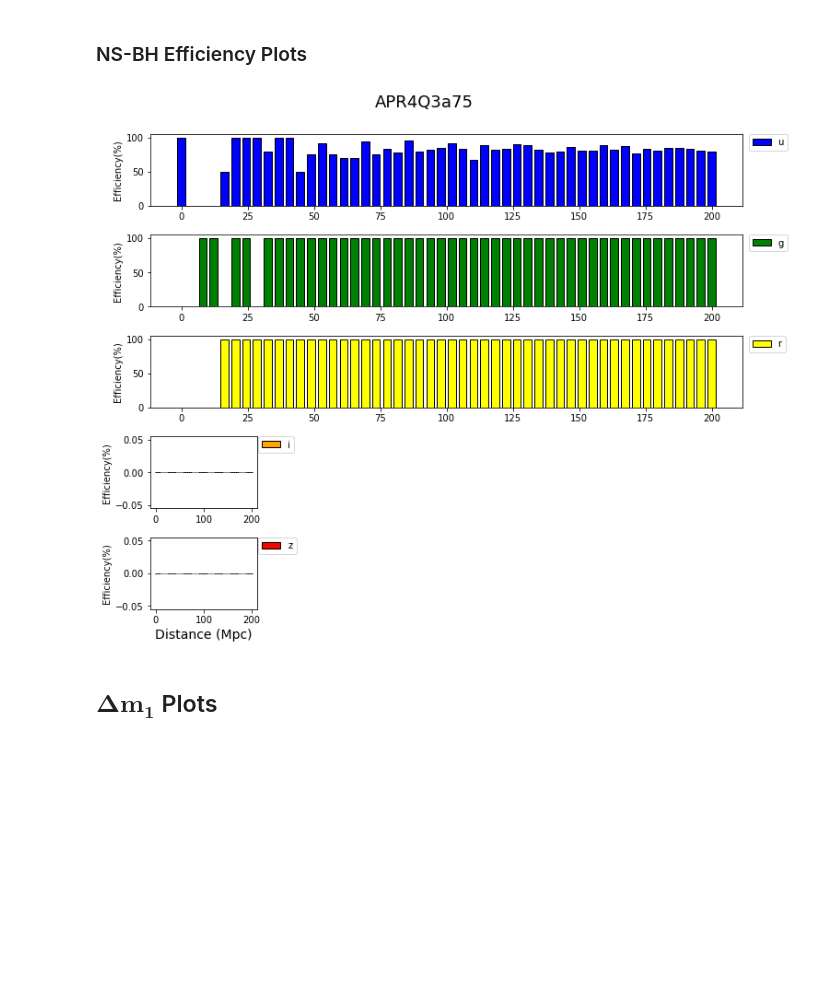
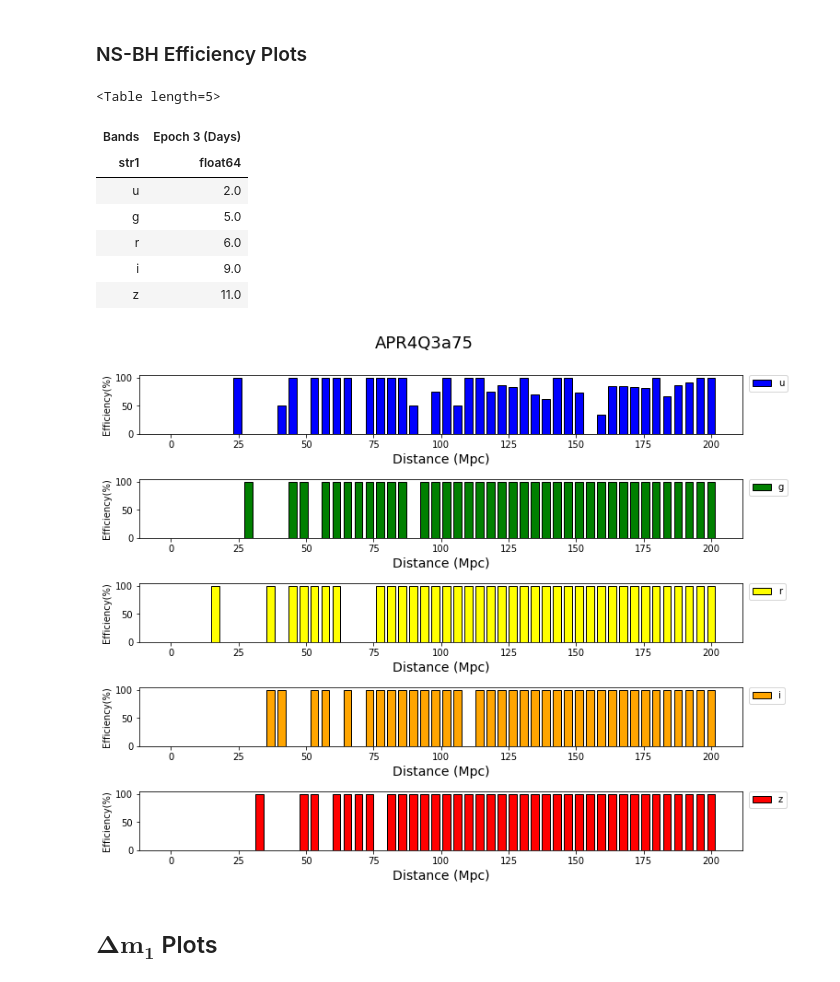
Before and after one commit to adamamiller/NUREU17, a Jupyter notebook: LSST/TargetOfOpportunityStrategy/Light_Curve_Accuracy_Tests.ipynb, the cells around one changed output. Drawn from its saved outputs; the diff is of its cells as text; code cells hidden in the pictures; blank space fills up the shorter version.

```diff
--- a/LSST/TargetOfOpportunityStrategy/Light_Curve_Accuracy_Tests.ipynb
+++ b/LSST/TargetOfOpportunityStrategy/Light_Curve_Accuracy_Tests.ipynb
@@ -433,3 +502,15 @@ MS1Q7a75_table = Analyze(MS1Q7a75_app)
+# %%
+def max_day(table):
+    u=max_day_band(filter_band(table, 'u'))
+    g=max_day_band(filter_band(table, 'g'))
+    r=max_day_band(filter_band(table, 'r'))
+    i=max_day_band(filter_band(table, 'i'))
+    z=max_day_band(filter_band(table, 'z'))
+    return [u, g, r, i, z]
+
+def max_day_band(table):
+    day = np.subtract(table['Epoch 3 (Days)'], table['Epoch 1 (Days)'])
+    return day[0]
 # %% [markdown]
 ## Detection Histograms
 # %%
@@ -461,11 +542,15 @@ def plot_hist(table, name):
     ax4.legend(bbox_to_anchor=(1.01, 1), loc=2, borderaxespad=0.)
     ax5.legend(bbox_to_anchor=(1.01, 1), loc=2, borderaxespad=0.)
     plt.suptitle(name, fontsize=18, y=1.05)
-    plt.xlabel('Distance (Mpc)', fontsize=14)
+    ax1.set_xlabel('Distance (Mpc)', fontsize=14)
     ax1.set_ylabel('Detections')
+    ax2.set_xlabel('Distance (Mpc)', fontsize=14)
     ax2.set_ylabel('Detections')
+    ax3.set_xlabel('Distance (Mpc)', fontsize=14)
     ax3.set_ylabel('Detections')
+    ax4.set_xlabel('Distance (Mpc)', fontsize=14)
     ax4.set_ylabel('Detections')
+    ax5.set_xlabel('Distance (Mpc)', fontsize=14)
     ax5.set_ylabel('Detections')
     plt.tight_layout()
     return
@@ -487,20 +572,6 @@ def filter_band(table, band):
 def filter_dist(table):
     return table['Distance']
 
-#efficiency: Table String -> ListofNumbers
-#Converts the number of detections into a fraction: number of succesful detections over the total number of
-# observations at that distance.
-def efficiency(merger_table, band):
-    countx, binx=np.histogram(np.array(filter_dist(filter_band(filter_hits(merger_table), band))),
-                              bins=50, range=(0,200))
-    county, biny=np.histogram(np.array(filter_dist(filter_band(merger_table, band))), bins=50, range=(0,200))
-    np.seterr(divide='ignore', invalid='ignore')
-    counts=countx/county
-    for i in range(len(counts)):
-        if np.isnan(counts[i]):
-            counts[i]=0
-    return counts*100
-
 from matplotlib import gridspec
 
 def plot_dimension(table, band, number):
@@ -511,6 +582,10 @@ def plot_dimension(table, band, number):
     else:
         ax = plt.subplot(gs[number, :])
     return ax
+
+
+def epoch_table(table):
+    return Table([bands, max_day(table)], names=('Bands', 'Epoch 3 \n (Days)'))
 # %% [markdown]
 ### NS-NS Detection Plots
 # %%
@@ -581,11 +681,15 @@ def plot_bar(table, name):
     ax5.legend(bbox_to_anchor=(1.01, 1), loc=2, borderaxespad=0.)
 
     plt.suptitle(name, fontsize=18, y=1.05)
-    plt.xlabel('Distance (Mpc)', fontsize=14)
+    ax1.set_xlabel('Distance (Mpc)', fontsize=14)
     ax1.set_ylabel('Efficiency(%)')
+    ax2.set_xlabel('Distance (Mpc)', fontsize=14)
     ax2.set_ylabel('Efficiency(%)')
+    ax3.set_xlabel('Distance (Mpc)', fontsize=14)
     ax3.set_ylabel('Efficiency(%)')
+    ax4.set_xlabel('Distance (Mpc)', fontsize=14)
     ax4.set_ylabel('Efficiency(%)')
+    ax5.set_xlabel('Distance (Mpc)', fontsize=14)
     ax5.set_ylabel('Efficiency(%)')
     plt.tight_layout()
     return
@@ -610,7 +727,16 @@ plt.close()
 # %% [markdown]
 ### NS-BH Efficiency Plots
 # %%
-plot_bar(APR4Q3a75_table, "APR4Q3a75")
+plot_bar(APR4Q3a75_eff, "APR4Q3a75")
+epoch_table(APR4Q3a75_eff)
 # %% [output]
+<Table length=5>
+| Bands | Epoch 3 (Days) |
+| str1 | float64 |
+| u | 2.0 |
+| g | 5.0 |
+| r | 6.0 |
+| i | 9.0 |
+| z | 11.0 |
-[figure, old version]
+[figure, new version]
 # %%
```
Also changed, not shown: parts of 56 cells of this notebook.
